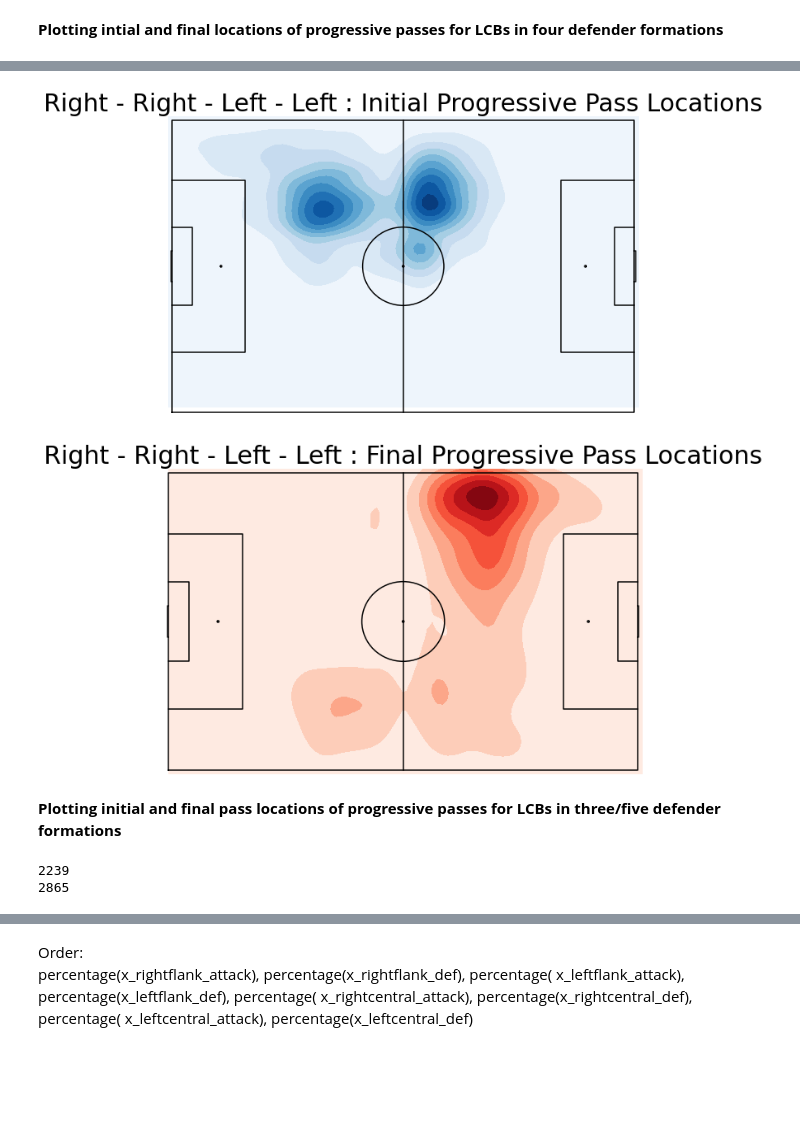
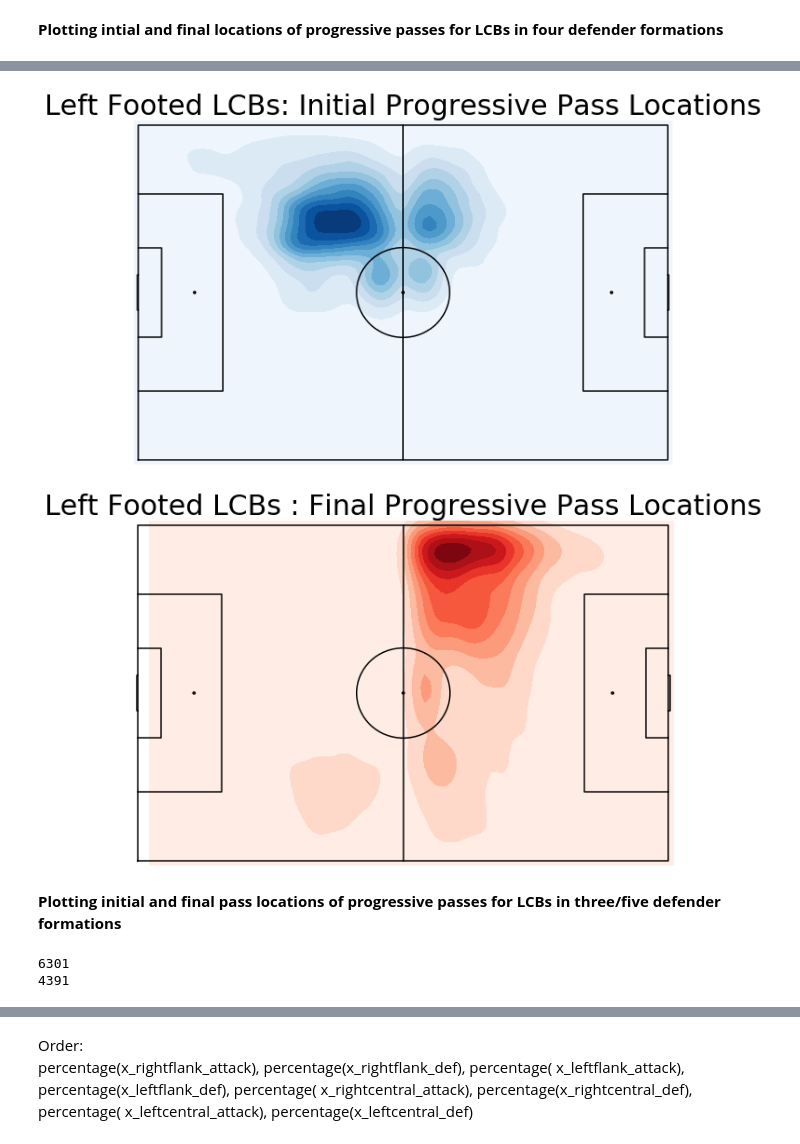
Before and after one commit to grovershreyf9t/FootballPlayerFootedness, a Jupyter notebook: code_top5/5_prog_pass_analysis_viz.ipynb, the cells around one changed output, grey strips where cells are left out. Drawn from its saved outputs; the diff is of its cells as text; code cells hidden in the pictures; blank space fills up the shorter version.

```diff
--- a/code_top5/5_prog_pass_analysis_viz.ipynb
+++ b/code_top5/5_prog_pass_analysis_viz.ipynb
@@ -328 +332,4 @@ df_rrrl = pd.read_pickle('D:/Storage/Datasets/data/clusters/clusters_prog/cluste
+# %%
+four_defs_lcb_lf_clusters = df_four_defs[df_four_defs['footedness'].apply(lambda x: x.split('-')[-2]=='left')]
+four_defs_lcb_rf_clusters = df_four_defs[df_four_defs['footedness'].apply(lambda x: x.split('-')[-2]=='right')]
 # %%
@@ -349,2 +354,2 @@ df_rrll = pd.read_pickle('D:/Storage/Datasets/data/clusters/clusters_prog/cluste
 # %%
-rrllprogloclist = df_rrll['L_CB_progaccpassloc'].tolist()
+four_defs_lcb_lf_proglist = four_defs_lcb_lf_clusters['L_CB_progaccpassloc'].tolist()
@@ -357,0 +356,5 @@ print(len(rrll_prog_start_x))
+# %%
+four_defs_lcb_lf_prog_start, four_defs_lcb_lf_prog_end = getstartendfull(four_defs_lcb_lf_proglist)
+# %%
+four_defs_lcb_lf_prog_start_x, four_defs_lcb_lf_prog_start_y = getxy(four_defs_lcb_lf_prog_start)
+print(len(four_defs_lcb_lf_prog_start_x))
@@ -358,4 +363,4 @@ print(len(rrll_prog_start_x))
 # %%
-heatmap(rrll_prog_start_x, rrll_prog_start_y, 'Right - Right - Left - Left : Initial Progressive Pass Locations', 'Blues')
+heatmap(four_defs_lcb_lf_prog_start_x, four_defs_lcb_lf_prog_start_y, 'Left Footed LCBs: Initial Progressive Pass Locations', 'Blues')
 # %% [output]
-[figure, old version]
+[figure, new version]
@@ -364,6 +369,6 @@ rrll_prog_end_x, rrll_prog_end_y = getxy(rrll_prog_end)
 # %%
-heatmap(rrll_prog_end_x, rrll_prog_end_y, 'Right - Right - Left - Left : Final Progressive Pass Locations', 'Reds')
+heatmap(four_defs_lcb_lf_prog_end_x, four_defs_lcb_lf_prog_end_y, 'Left Footed LCBs : Final Progressive Pass Locations', 'Reds')
 # %% [output]
-[figure, old version]
+[figure, new version]
 # %% [markdown]
 **Plotting initial and final pass locations of progressive passes for LCBs in three/five defender formations**
@@ -386,10 +388,0 @@ lcb_rf_prog_start, lcb_rf_prog_end = getstartendfull(lcb_rf_progpassloclist)
-# %%
-lcb_lf_prog_start_x, lcb_lf_prog_start_y = getxy(lcb_lf_prog_start)
-lcb_lf_prog_end_x, lcb_lf_prog_end_y = getxy(lcb_lf_prog_end)
-lcb_rf_prog_start_x, lcb_rf_prog_start_y = getxy(lcb_rf_prog_start)
-lcb_rf_prog_end_x, lcb_rf_prog_end_y = getxy(lcb_rf_prog_end)
-print(len(lcb_lf_prog_start_x))
-print(len(lcb_rf_prog_start_x))
-# %% [output]
-2239
-2865
@@ -396 +392,11 @@ print(len(lcb_rf_prog_start_x))
+# %%
+three_five_lcb_lf_prog_start_x, three_five_lcb_lf_prog_start_y = getxy(three_five_lcb_lf_prog_start)
+three_five_lcb_lf_prog_end_x, three_five_lcb_lf_prog_end_y = getxy(three_five_lcb_lf_prog_end)
+three_five_lcb_rf_prog_start_x, three_five_lcb_rf_prog_start_y = getxy(three_five_lcb_rf_prog_start)
+three_five_lcb_rf_prog_end_x, three_five_lcb_rf_prog_end_y = getxy(three_five_lcb_rf_prog_end)
+print(len(three_five_lcb_lf_prog_start_x))
+print(len(three_five_lcb_rf_prog_start_x))
+# %% [output]
+6301
+4391
 # %%
```
Also changed, not shown: parts of 50 cells of this notebook, 6 other files.
